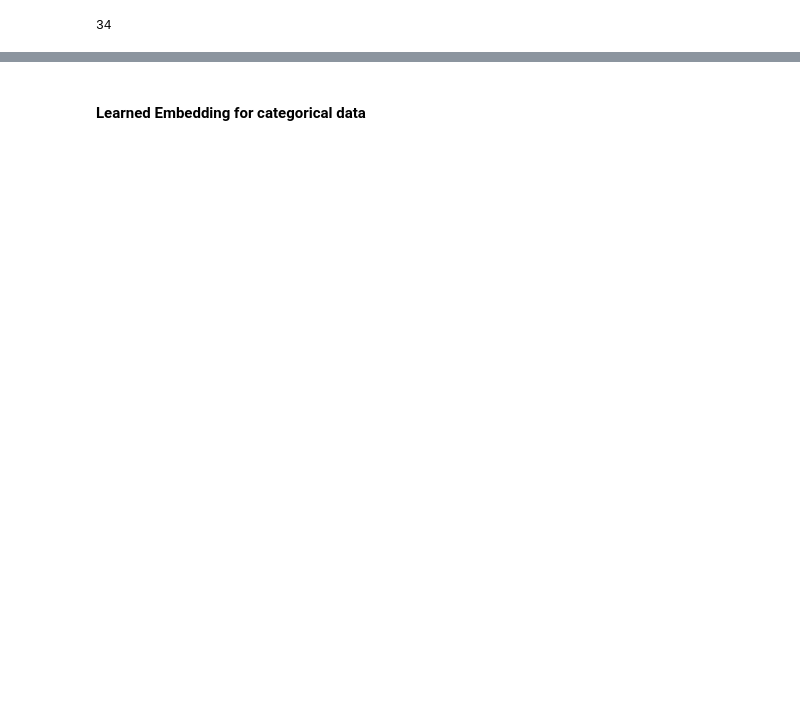
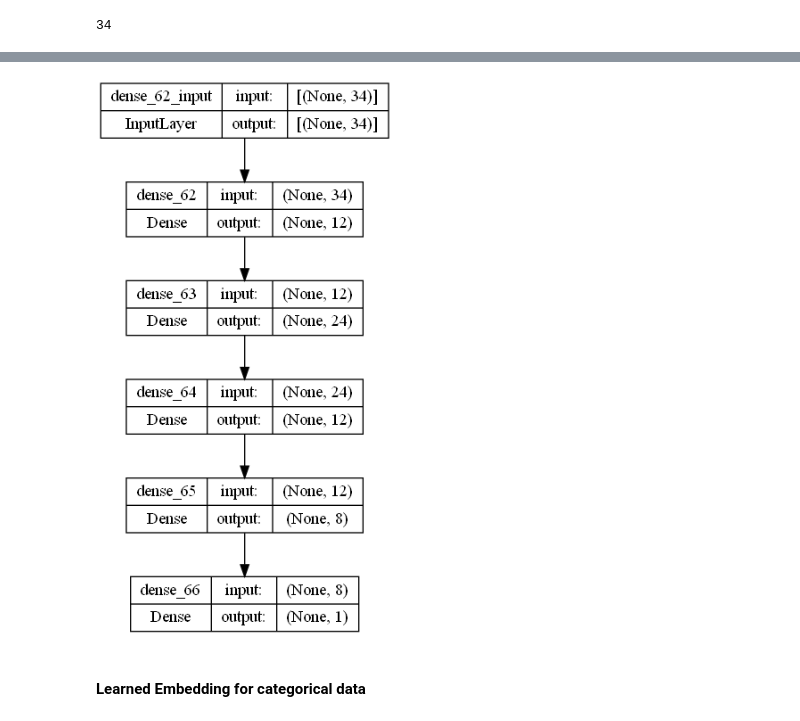
Before and after one commit to BhavanaMP/Data-Science, a Jupyter notebook: Code/2. Data preprocessing_encodings_Breast Cancer_categorical.ipynb, the cells around one changed output, grey strips where cells are left out. Drawn from its saved outputs; the diff is of its cells as text; code cells hidden in the pictures; blank space fills up the shorter version.

```diff
--- a/Code/2. Data preprocessing_encodings_Breast Cancer_categorical.ipynb
+++ b/Code/2. Data preprocessing_encodings_Breast Cancer_categorical.ipynb
@@ -414,20 +563,39 @@ x_train.shape[1]
 # %% [output]
 34
 # %%
+from tensorflow.keras.models import Sequential
+from tensorflow.keras.layers import Dense, Embedding, Input
+from tensorflow.keras.optimizers import Adam
+from tensorflow.keras import Model
+from tensorflow.keras.layers import concatenate
+from tensorflow.keras.utils import plot_model
+from tensorflow import cast, int32
+
 model = Sequential()
 model.add(Dense(12, input_dim=x_train.shape[1], activation='relu'))
 model.add(Dense(24, activation='relu'))
 model.add(Dense(12, activation='relu'))
 model.add(Dense(8, activation='relu'))
-model.add(Dense(1, activation='sigmoid'))
+model.add(Dense(1, activation='sigmoid')) #model.add(Dense(10, activation='softmax')) for categorical classification
 model.compile(loss='binary_crossentropy', optimizer='adam', metrics=['accuracy'])
 model.fit(x_train, y_train, epochs=100, batch_size=50, verbose=2)
 score = model.evaluate(x_train, y_train, verbose=0)
 print("Training accuracy: {}".format(score))
-y_pred = model.predict(x_test) #gives float with scientific values.Hence rounding is needed to compare with true preds
-round_preds = [round(i[0]) for i in y_pred]
-print(round_preds)
-test_score = accuracy_score(y_test, round_preds)
+y_pred = model.predict(x_test) #model.predict will output a matrix in which each row is the probability of that input to be in class 1.
+print(y_pred[0])
+print(y_test[0])
+#It basically will have float with scientific values.Hence we have to convert the probability to prediction output
+#note that the probability close to zero belongs to class 0 and close to 1 belongs to class 1
+#note in case of multi class classification with softmax, we use tf.argmax.
+
+#We use tf.cast with threshold or tf.argmax for multiclass classification
+#binary_preds = tf.cast(prob_pred >= 0.5, tf.int32)
+
+# make a binary prediction from probabilities
+binary_preds = cast(y_pred >= 0.7, int32) #0.7 as threshold for class 1
+print(binary_preds[:15])
+test_score = accuracy_score(y_test, binary_preds)
 print("Test Accuracy: {}".format(test_score))
+plot_model(model, show_shapes=True, to_file='embeddings.png')
 # %% [output]
 Epoch 1/100
@@ -450,3 +618,4 @@ Test Accuracy: 0.8315789473684211
+[figure, added]
 # %% [markdown]
 #### Learned Embedding for categorical data
 # %% [markdown]
```
Also changed, not shown: parts of 39 cells of this notebook, 42 other files.
